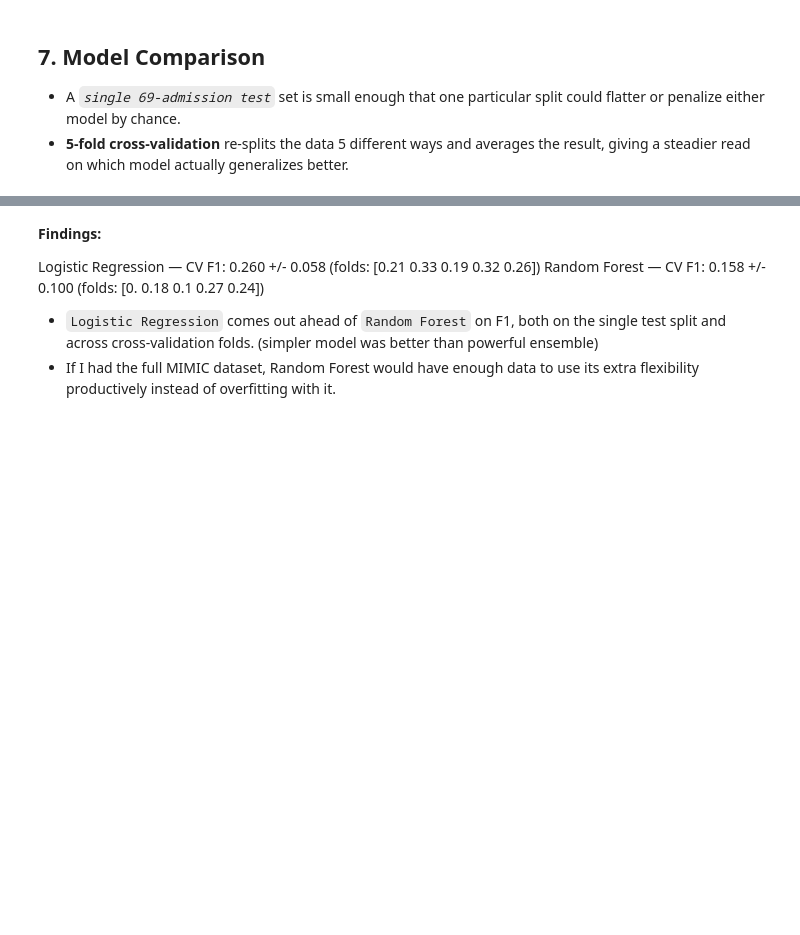
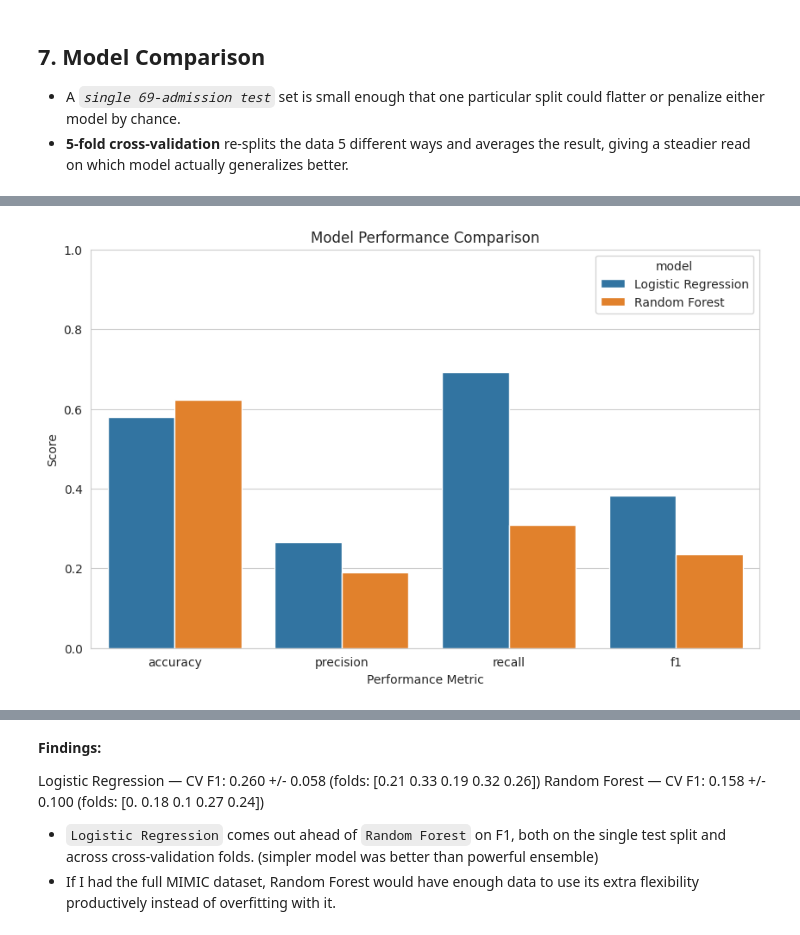
Before and after one commit to nadiyashahaibi-DA/Healthcare_Risk_Platform, a Jupyter notebook: Notebook/05_machine_learning.ipynb, the cells around one changed output, grey strips where cells are left out. Saved outputs shown, nothing was run; the diff lists cells and outputs as text; code cells hidden in the pictures; blank space fills up the shorter version.

```diff
--- a/Notebook/05_machine_learning.ipynb
+++ b/Notebook/05_machine_learning.ipynb
@@ -241,0 +242,12 @@ Random Forest        — CV F1: 0.153 +/- 0.095   (folds: [0.   0.21 0.08 0.23 0
+# %%
+model_long = (
+    results_df
+    .reset_index()
+    .melt(
+        id_vars="model",
+        var_name="metric",
+        value_name="score"
+    )
+)
+
+model_long.head()
@@ -241,0 +261,23 @@ Random Forest        — CV F1: 0.153 +/- 0.095   (folds: [0.   0.21 0.08 0.23 0
+# %%
+plt.figure(figsize=(10,6))
+
+sns.barplot(
+    data=model_long,
+    x="metric",
+    y="score",
+    hue="model"
+)
+
+plt.title(
+    "Model Performance Comparison"
+)
+
+plt.ylabel("Score")
+
+plt.xlabel("Performance Metric")
+
+plt.ylim(0,1)
+
+plt.show()
+# %% [output]
+[figure, added]
```
Also changed, not shown: parts of 9 cells of this notebook, 24 other files.
